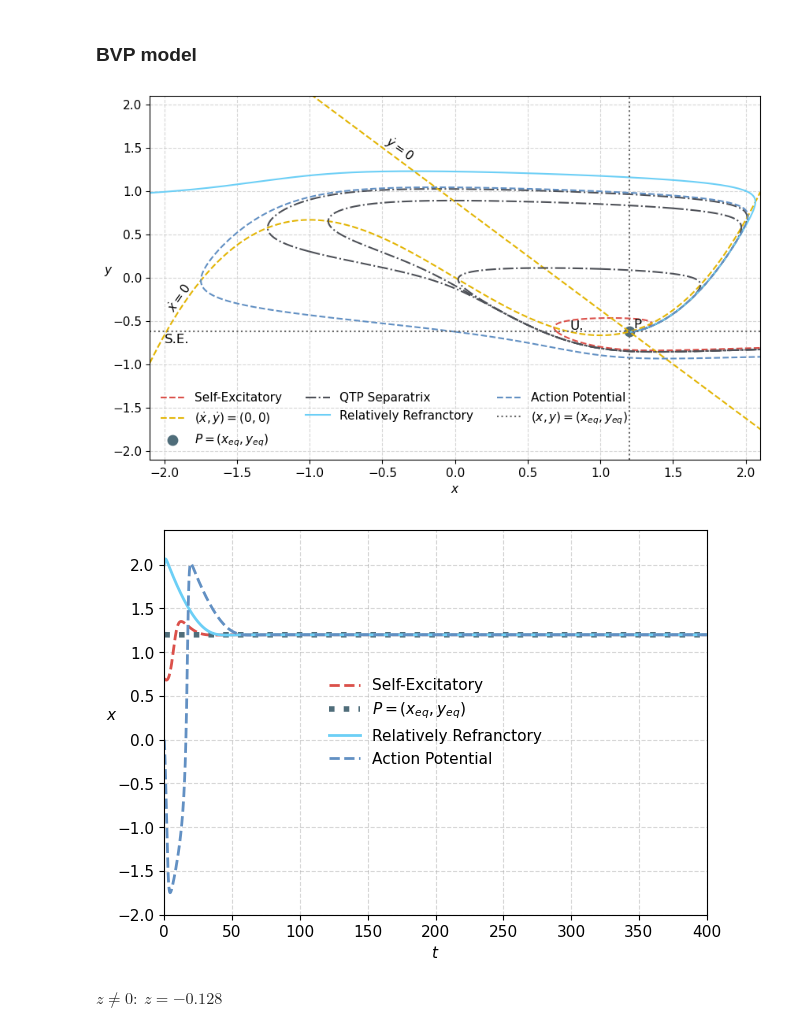
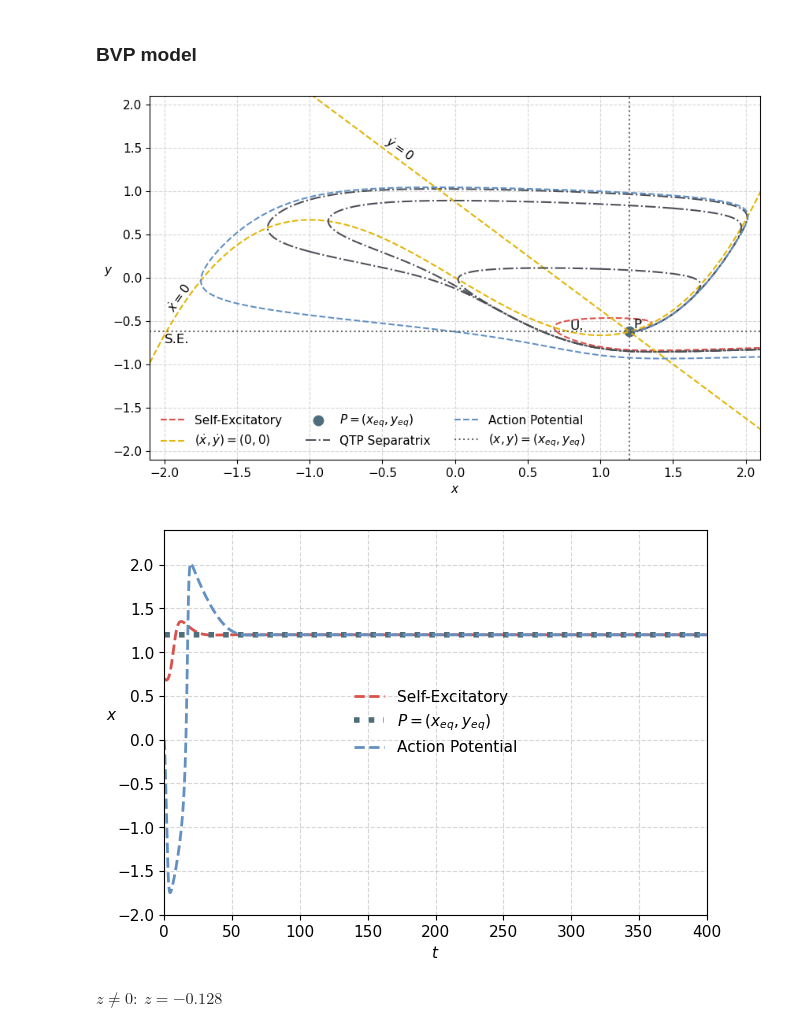
Before and after one commit to RiccardoTancredi/P.M.L.S., a Jupyter notebook: Project/project.ipynb, the cells around one changed output. Cells and saved outputs as stored; diff of their text form; code cells hidden in the pictures.

Commit message:
Plot updated

```diff
--- a/Project/project.ipynb
+++ b/Project/project.ipynb
@@ -9,7 +9,7 @@ from tqdm.notebook import tqdm
 import warnings
 warnings.filterwarnings("ignore")
 
-plt.rcParams.update({'font.size': 16})
+plt.rcParams.update({'font.size': 11})
 np.random.seed(19012024)
 
 %matplotlib inline
@@ -75,39 +75,41 @@ for i in range(len(x_sim)):
     if i == 2:
         # dot{x} = 0
         x = np.linspace(-2.1, 2.1, 10001)
         plt.plot(x, (x**3)/3 - x - z, label=labels[i], ls=ls[i], color=colors[i])
     elif i == 3:
         # P point
         plt.scatter(P_point[0], P_point[1], label=labels[i], s=80, color=colors[i])
     elif i == 4:
         # dot{y} = 0
         y = y_sim[i][:10001]
         plt.plot(a-b*y, y, label=labels[i], ls=ls[i], color=colors[i])
+    elif i == 7:
+        continue
     else:
         plt.plot(x_sim[i], y_sim[i], label=labels[i], ls=ls[i], color=colors[i])
 
 plt.xlim((-2.1, 2.1))
 plt.ylim((-2.1, 2.1))
 plt.hlines(-0.625, *plt.xlim(), color='dimgray', ls=':', lw=1.5, label=r'$(x, y)=(x_{eq}, y_{eq})$')
 plt.vlines(1.20, *plt.ylim(), color='dimgray', ls=':', lw=1.5, label='')
 plt.text(-0.5, 1.35, r'$\dot{y}=0$', rotation=-35)
 plt.text(-2, -0.4, r'$\dot{x}=0$', rotation=55)
 plt.xlabel(r'$x$')
 plt.ylabel(r'$y$', rotation=0)
 plt.text(-2, -0.75, 'S.E.', size=12)
 plt.text(1.23, -0.58, 'P', size=12)
 plt.text(0.79, -0.6, 'U.', size=12)
 # plt.title('Phase plane and physiological state diagram of BVP model, ' + r'$z=0$')
 plt.legend(loc='lower left', ncol=3, frameon=False)
 plt.grid(ls='--', alpha=0.5)
-# plt.savefig('img/BVP_z_0.png', transparent=True, dpi=500)
+plt.savefig('img/BVP_z_0.png', transparent=True, dpi=500)
 plt.show()
 # %% [output]
-[figure, old version]
+[figure, new version]
 # %%
 plt.figure(figsize=(7, 5))
 for j in range(len(x_sim)):
-    if j == 2 or j == 4 or 'QTP' in labels[j] or labels[j] == '': continue
+    if j == 2 or j == 4 or j == 7 or 'QTP' in labels[j] or labels[j] == '': continue
     plt.plot(np.arange(0, 500+0.01, 0.05), np.concatenate((x_sim[j][0:10001:-1], x_sim[j][10001:])),
              label=labels[j], color=colors[j],
              ls=ls[j] if j !=3 else ':', lw=2 if j !=3 else 4)
@@ -117,10 +119,10 @@ plt.legend(frameon=False, loc='center')
 plt.xlabel(r'$t$')
 plt.ylabel(r'$x$', rotation=0)
 plt.grid(ls='--', alpha=0.5)
-# plt.savefig('img/BVP_spike_train_z_0.png', transparent=True, dpi=500)
+plt.savefig('img/BVP_spike_train_z_0.png', transparent=True, dpi=500)
 plt.show()
 # %% [output]
-[figure, old version]
+[figure, new version]
 # %%
 import glob
 from PIL import Image
```
Also changed, not shown: 2 other files.
